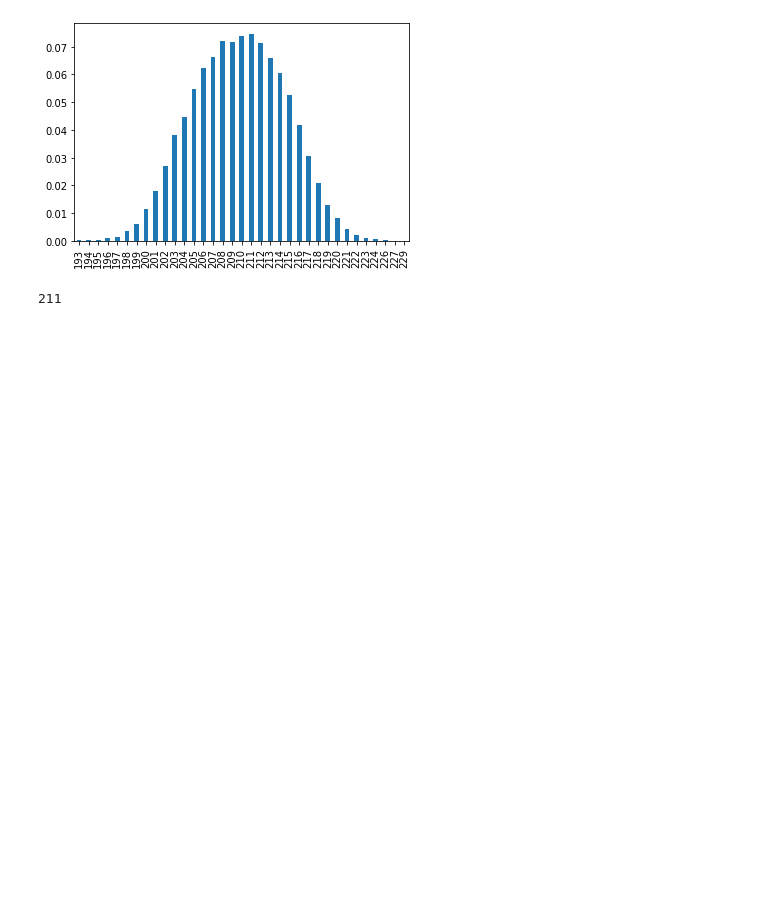
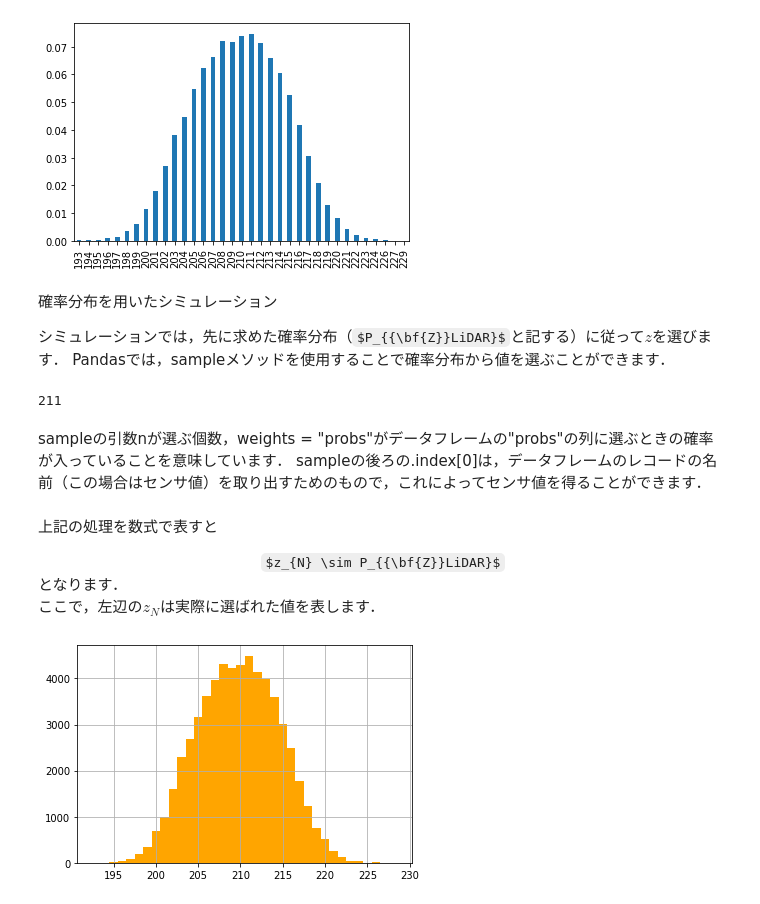
Before and after one commit to HidehikoMURAO/Probabilistic-Robotics, a Jupyter notebook: Chap02-2.ipynb, the cells around one changed output. Saved outputs shown, nothing was run; the diff lists cells and outputs as text; code cells hidden in the pictures; some formulas as TeX source; blank space fills up the shorter version.

```diff
--- a/Chap02-2.ipynb
+++ b/Chap02-2.ipynb
@@ -174,6 +194,11 @@ freqs["probs"].sort_index().plot.bar()
 plt.show() # The vertical axis changes from frequency to establishment
 # %% [output]
 [figure]
+# %% [markdown]
+確率分布を用いたシミュレーション
+
+シミュレーションでは，先に求めた確率分布（$P_{{\bf{Z}}LiDAR}$と記する）に従って$z$を選びます．
+Pandasでは，sampleメソッドを使用することで確率分布から値を選ぶことができます．
 # %%
 def drawing(): # Define as a function
     return freqs.sample(n = 1, weights = "probs").index[0]
@@ -181,3 +206,23 @@ def drawing(): # Define as a function
 drawing() # meaning of execution, not drawing graph
 # %% [output]
 211
+# %% [markdown]
+sampleの引数nが選ぶ個数，weights = "probs"がデータフレームの"probs"の列に選ぶときの確率が入っていることを意味しています．
+sampleの後ろの.index[0]は，データフレームのレコードの名前（この場合はセンサ値）を取り出すためのもので，これによってセンサ値を得ることができます．
+# %% [markdown]
+上記の処理を数式で表すと
+<div style="text-align: center;">
+$z_{N} \sim P_{{\bf{Z}}LiDAR}$
+</div>
+となります．
+
+ここで，左辺の$z_{N}$は実際に選ばれた値を表します．
+# %%
+samples = [drawing() for i in range(len(data))]
+# samples = [drawing() for i in range(100)]
+simulated = pd.DataFrame(samples, columns = ["lidar"])
+p = simulated["lidar"]
+p.hist(bins = max(p) - min(p), color = "orange", align = 'left')
+plt.show()
+# %% [output]
+[figure, added]
```
Also changed, not shown: parts of 6 cells of this notebook.
